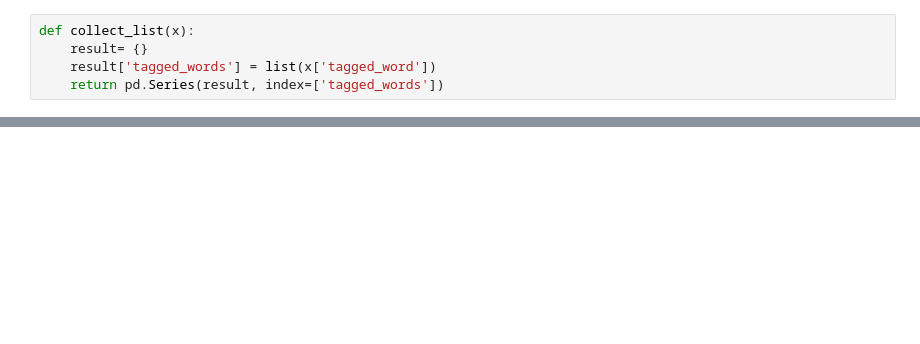
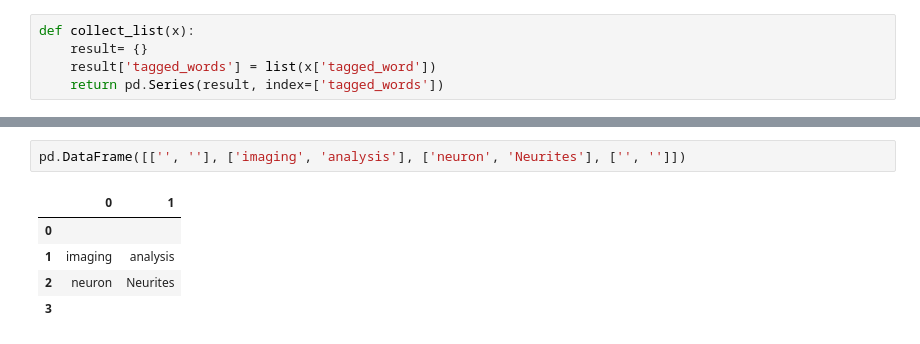
Before and after one commit to hadaszm/NLP, a Jupyter notebook: emb_tagger/tagging_colab.ipynb, the cells around one changed output, grey strips where cells are left out. Saved outputs shown, nothing was run; the diff lists cells and outputs as text; blank space fills up the shorter version.

```diff
--- a/emb_tagger/tagging_colab.ipynb
+++ b/emb_tagger/tagging_colab.ipynb
@@ -91,0 +195,8 @@ keyword_embs
+# %%
+pd.DataFrame([['', ''], ['imaging', 'analysis'], ['neuron', 'Neurites'], ['', '']])
+# %% [output]
+|  | 0 | 1 |
+| 0 |  |  |
+| 1 | imaging | analysis |
+| 2 | neuron | Neurites |
+| 3 |  |  |
```
Also changed, not shown: parts of 15 cells of this notebook, 5 other files.
